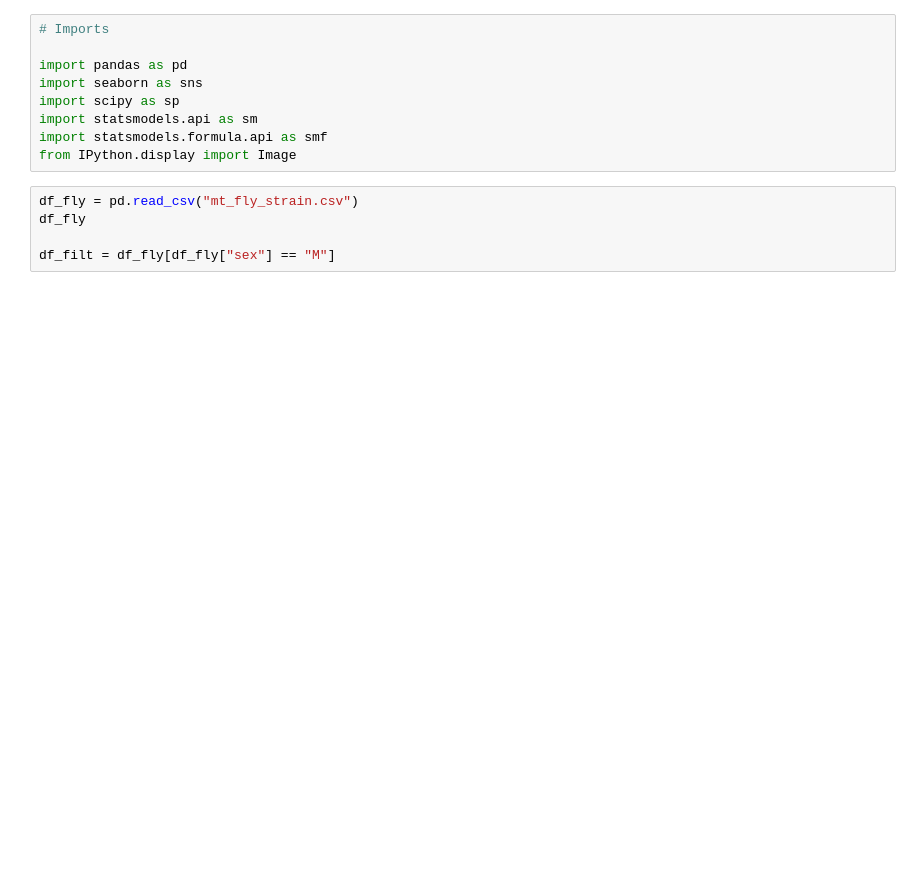
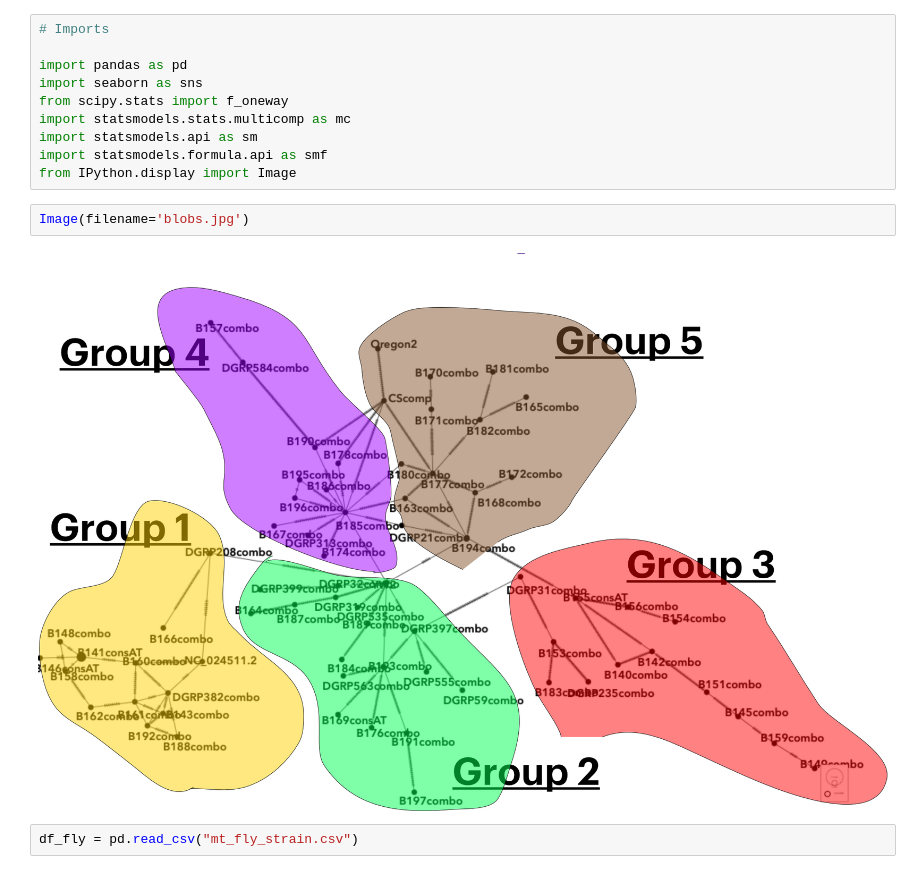
Before and after one commit to dylanwtodd/GrahamLab, a Jupyter notebook: mt_fly_analysis.ipynb, the cells around one changed output. Cells and saved outputs as stored; diff of their text form; blank space fills up the shorter version.

```diff
--- a/mt_fly_analysis.ipynb
+++ b/mt_fly_analysis.ipynb
@@ -3,12 +3,14 @@
 
 import pandas as pd
 import seaborn as sns
-import scipy as sp
+from scipy.stats import f_oneway
+import statsmodels.stats.multicomp as mc
 import statsmodels.api as sm
 import statsmodels.formula.api as smf
 from IPython.display import Image
+# %%
+Image(filename='blobs.jpg')
+# %% [output]
+[figure, added]
 # %%
 df_fly = pd.read_csv("mt_fly_strain.csv")
-df_fly
-
-df_filt = df_fly[df_fly["sex"] == "M"]
```
Also changed, not shown: parts of 8 cells of this notebook, 3 other files.
